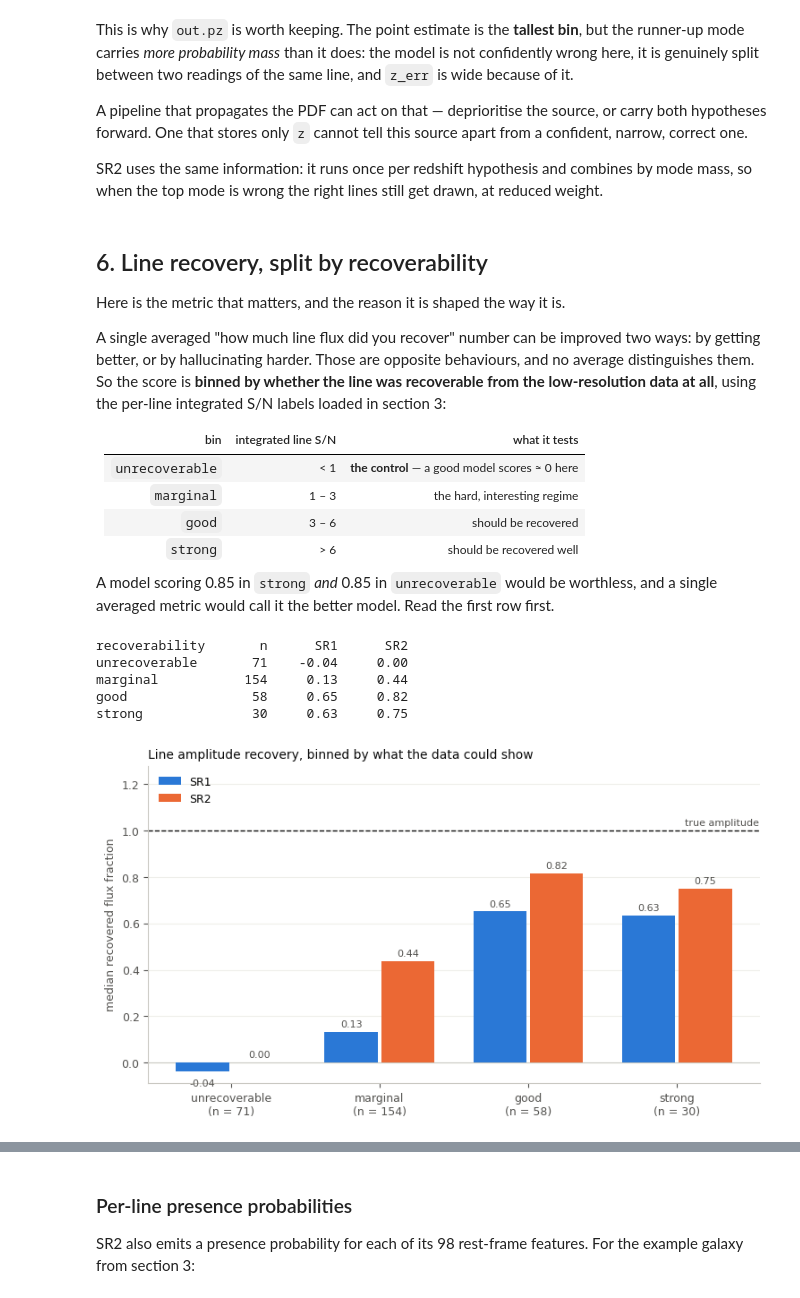
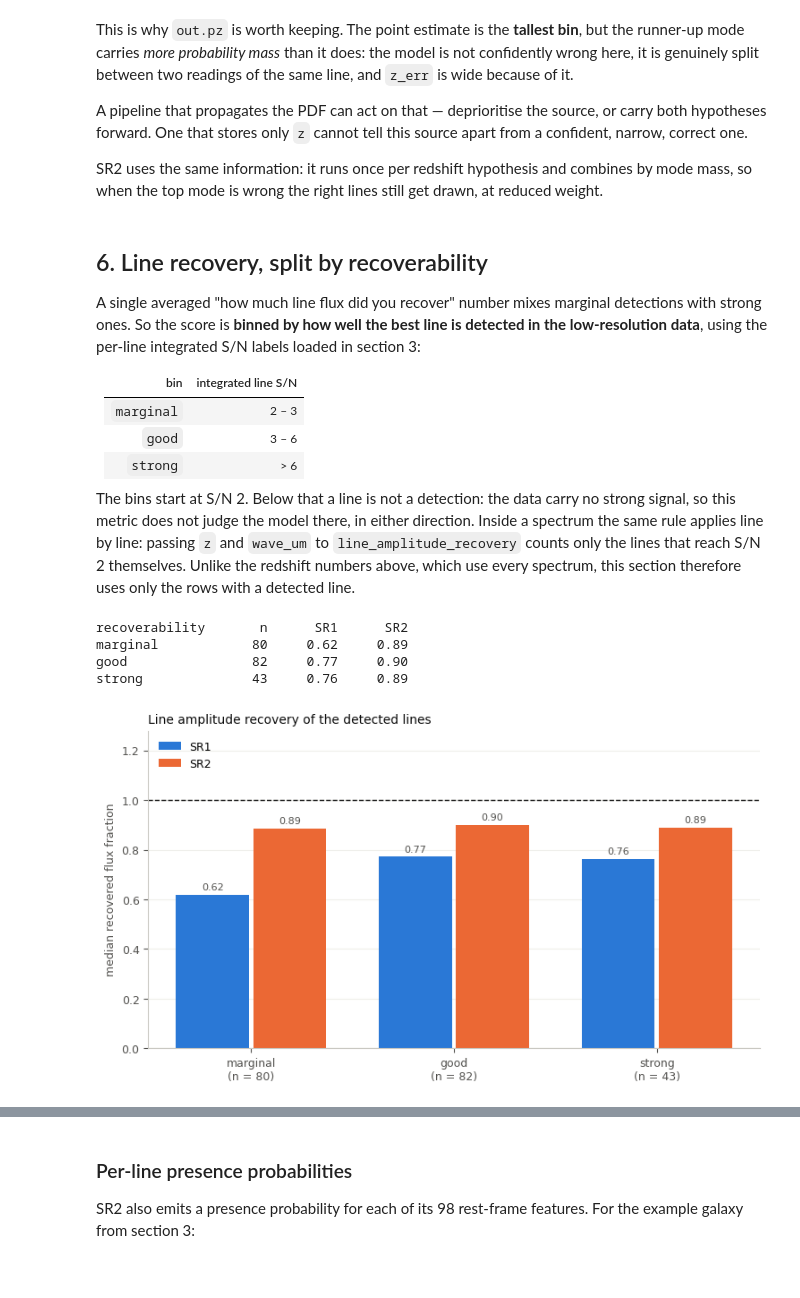
Before and after one commit to aryana-haghjoo/specsr-roman, a Jupyter notebook: tutorials/01_getting_started.ipynb, the cells around one changed output, grey strips where cells are left out. Drawn from its saved outputs; the diff is of its cells as text; code cells hidden in the pictures.

```diff
--- a/tutorials/01_getting_started.ipynb
+++ b/tutorials/01_getting_started.ipynb
@@ -434,9 +435,8 @@ configs = {
     "grism only (photometry mean-imputed)": outs_nophot,
 }
 
-print(f"{'configuration':40s} {'NMAD':>8s} {'med |dz|':>9s} {'catastrophic':>13s}")
+print(f"{'configuration':40s} {'NMAD':>8s} {'catastrophic':>13s}")
 for label, res in configs.items():
     m = redshift_summary(np.array([r.z for r in res]), z_true)
-    print(f"{label:40s} {m['nmad']:8.4f} {m['median_abs_dz']:9.4f} "
-          f"{m['catastrophic_frac']:12.1%}")
+    print(f"{label:40s} {m['nmad']:8.4f} {m['catastrophic_frac']:12.1%}")
 # %% [output]
@@ -558,24 +559,23 @@ reduced weight.
 # %% [markdown]
 ## 6. Line recovery, split by recoverability
 
-Here is the metric that matters, and the reason it is shaped the way it is.
+A single averaged "how much line flux did you recover" number mixes marginal
+detections with strong ones. So the score is **binned by how well the best
+line is detected in the low-resolution data**, using the per-line integrated
+S/N labels loaded in section 3:
 
-A single averaged "how much line flux did you recover" number can be improved
-two ways: by getting better, or by hallucinating harder. Those are opposite
-behaviours, and no average distinguishes them. So the score is **binned by
-whether the line was recoverable from the low-resolution data at all**, using
-the per-line integrated S/N labels loaded in section 3:
+| bin | integrated line S/N |
+|---|---|
+| `marginal` | 2 – 3 |
+| `good` | 3 – 6 |
+| `strong` | > 6 |
 
-| bin | integrated line S/N | what it tests |
-|---|---|---|
-| `unrecoverable` | < 1 | **the control** — a good model scores ≈ 0 here |
-| `marginal` | 1 – 3 | the hard, interesting regime |
-| `good` | 3 – 6 | should be recovered |
-| `strong` | > 6 | should be recovered well |
-
-A model scoring 0.85 in `strong` *and* 0.85 in `unrecoverable` would be
-worthless, and a single averaged metric would call it the better model. Read the
-first row first.
+The bins start at S/N 2. Below that a line is not a detection: the data carry
+no strong signal, so this metric does not judge the model there, in either
+direction. Inside a spectrum the same rule applies line by line: passing `z`
+and `wave_um` to `line_amplitude_recovery` counts only the lines that reach
+S/N 2 themselves. Unlike the redshift numbers above, which use every spectrum,
+this section therefore uses only the rows with a detected line.
 # %%
 truth_all = np.stack([ds[j][1].numpy() for j in range(len(ds))])
 sr1_all = np.stack([to_model_space(r.flux_sr1, flux_low[j])
@@ -583,7 +583,8 @@ sr1_all = np.stack([to_model_space(r.flux_sr1, flux_low[j])
 sr2_all = np.stack([to_model_space(r.flux_sr, flux_low[j])
                     for j, r in enumerate(outs)])
 
-rec = {stage: line_amplitude_recovery(pred, truth_all, ds.line_snr.numpy())
+rec = {stage: line_amplitude_recovery(pred, truth_all, ds.line_snr.numpy(),
+                                      z=z_true, wave_um=WAVE_HR * 1e-4)
        for stage, pred in (("SR1", sr1_all), ("SR2", sr2_all))}
 
 bins = list(rec["SR1"])
@@ -593,39 +594,38 @@ for b in bins:
           f"{rec['SR1'][b]['median']:8.2f} {rec['SR2'][b]['median']:8.2f}")
 # %% [output]
 recoverability       n      SR1      SR2
-unrecoverable       71    -0.04     0.00
-marginal           154     0.13     0.44
-good                58     0.65     0.82
-strong              30     0.63     0.75
+marginal            80     0.62     0.89
+good                82     0.77     0.90
+strong              43     0.76     0.89
 # %%
 fig, ax = plt.subplots(figsize=(7.4, 4.2), constrained_layout=True)
 x = np.arange(len(bins))
 w = 0.36
 
 for off, stage, colour in ((-w / 2 - 0.01, "SR1", SR1_BLUE),
                            (w / 2 + 0.01, "SR2", SR2_ORANGE)):
     vals = [rec[stage][b]["median"] for b in bins]
     ax.bar(x + off, vals, w, color=colour, label=stage, zorder=2)
     for xi, v in zip(x + off, vals):
         ax.annotate(f"{v:.2f}", (xi, v), textcoords="offset points",
                     xytext=(0, 4 if v >= 0 else -12), ha="center",
                     fontsize=8, color=MUTED)
 
 ax.axhline(1.0, color=INK, lw=1.0, ls="--", zorder=1)
 ax.annotate("true amplitude", (len(bins) - 0.45, 1.0),
             textcoords="offset points", xytext=(0, 4), ha="right",
             fontsize=8, color=MUTED)
 ax.axhline(0, color="#c9c8c2", lw=0.8, zorder=1)
 ax.set_ylim(top=1.28)
 ax.set_xticks(x)
 ax.set_xticklabels([f"{b}\n(n = {rec['SR1'][b]['n']})" for b in bins])
 ax.set_ylabel("median recovered flux fraction")
-ax.set_title("Line amplitude recovery, binned by what the data could show",
+ax.set_title("Line amplitude recovery of the detected lines",
              color=INK, loc="left")
 ax.legend(loc="upper left")
 ax.grid(axis="y", alpha=0.7)
 ax.set_axisbelow(True)
 plt.show()
 # %% [output]
-[figure, old version]
+[figure, new version]
 # %% [markdown]
```
Also changed, not shown: parts of 18 cells of this notebook, 44 other files.
